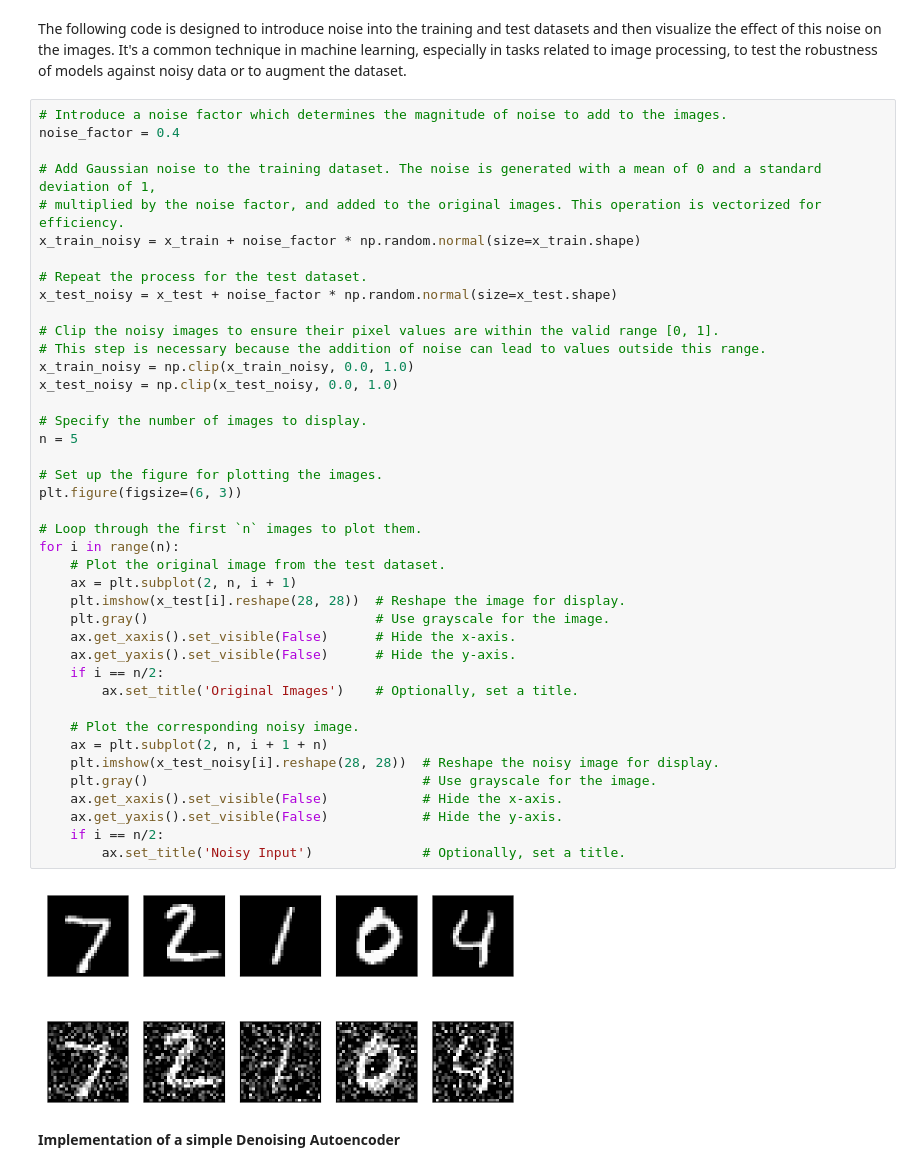
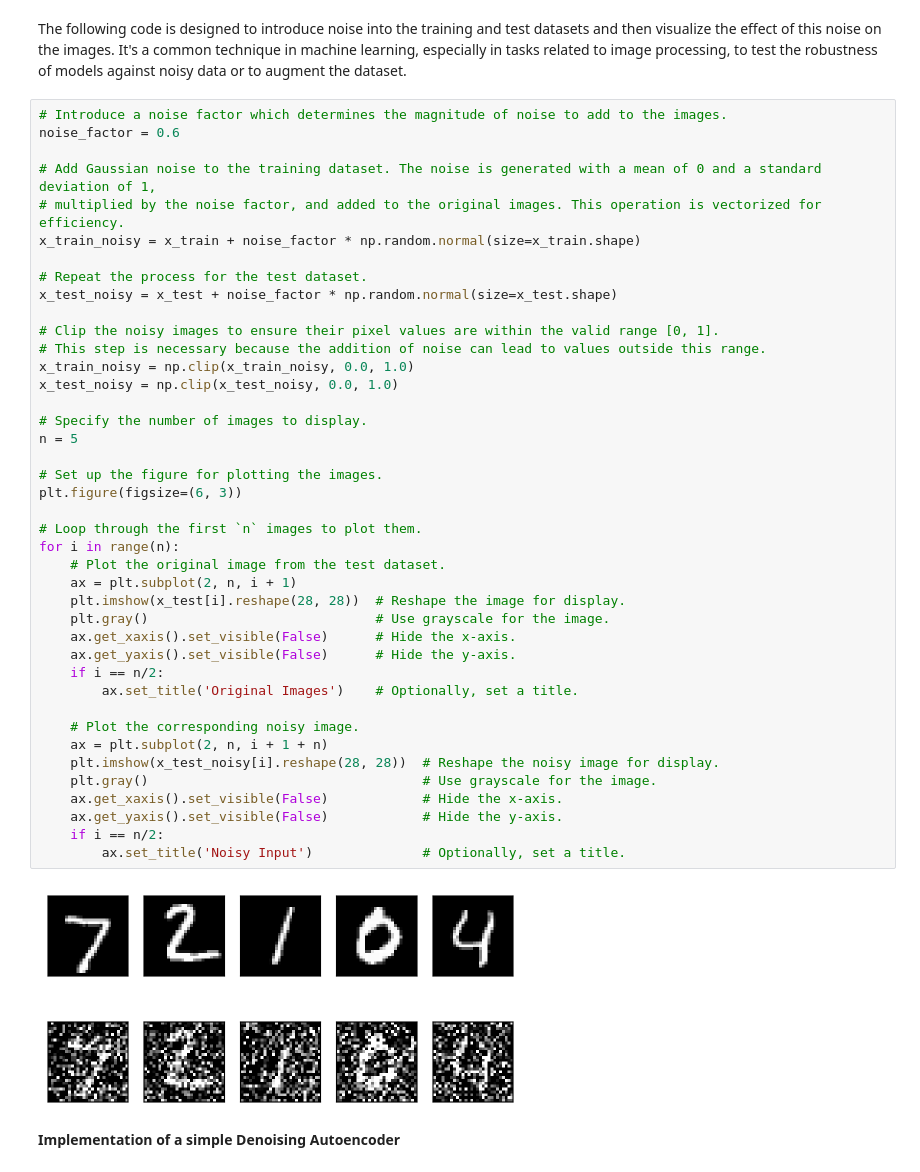
Before and after one commit to polyhedron-gdl/unibo-intensive-program, a Jupyter notebook: 1-notebooks/chapter-08-01.ipynb, the cells around one changed output. Cells and saved outputs as stored; diff of their text form.

```diff
--- a/1-notebooks/chapter-08-01.ipynb
+++ b/1-notebooks/chapter-08-01.ipynb
@@ -449,7 +449,7 @@ Keeping the code layer small forced our autoencoder to learn an intelligent repr
 The following code is designed to introduce noise into the training and test datasets and then visualize the effect of this noise on the images. It's a common technique in machine learning, especially in tasks related to image processing, to test the robustness of models against noisy data or to augment the dataset.
 # %%
 # Introduce a noise factor which determines the magnitude of noise to add to the images.
-noise_factor = 0.4
+noise_factor = 0.6
 
 # Add Gaussian noise to the training dataset. The noise is generated with a mean of 0 and a standard deviation of 1,
 # multiplied by the noise factor, and added to the original images. This operation is vectorized for efficiency.
@@ -462,34 +462,34 @@ x_test_noisy = x_test + noise_factor * np.random.normal(size=x_test.shape)
 # This step is necessary because the addition of noise can lead to values outside this range.
 x_train_noisy = np.clip(x_train_noisy, 0.0, 1.0)
 x_test_noisy = np.clip(x_test_noisy, 0.0, 1.0)
 
 # Specify the number of images to display.
 n = 5
 
 # Set up the figure for plotting the images.
 plt.figure(figsize=(6, 3))
 
 # Loop through the first `n` images to plot them.
 for i in range(n):
     # Plot the original image from the test dataset.
     ax = plt.subplot(2, n, i + 1)
     plt.imshow(x_test[i].reshape(28, 28))  # Reshape the image for display.
     plt.gray()                             # Use grayscale for the image.
     ax.get_xaxis().set_visible(False)      # Hide the x-axis.
     ax.get_yaxis().set_visible(False)      # Hide the y-axis.
     if i == n/2:
         ax.set_title('Original Images')    # Optionally, set a title.
 
     # Plot the corresponding noisy image.
     ax = plt.subplot(2, n, i + 1 + n)
     plt.imshow(x_test_noisy[i].reshape(28, 28))  # Reshape the noisy image for display.
     plt.gray()                                   # Use grayscale for the image.
     ax.get_xaxis().set_visible(False)            # Hide the x-axis.
     ax.get_yaxis().set_visible(False)            # Hide the y-axis.
     if i == n/2:
         ax.set_title('Noisy Input')              # Optionally, set a title.
 # %% [output]
-[figure, old version]
+[figure, new version]
 # %% [markdown]
 **Implementation of a simple Denoising Autoencoder**
 # %%
```
Also changed, not shown: parts of 12 cells of this notebook, 28 other files.
